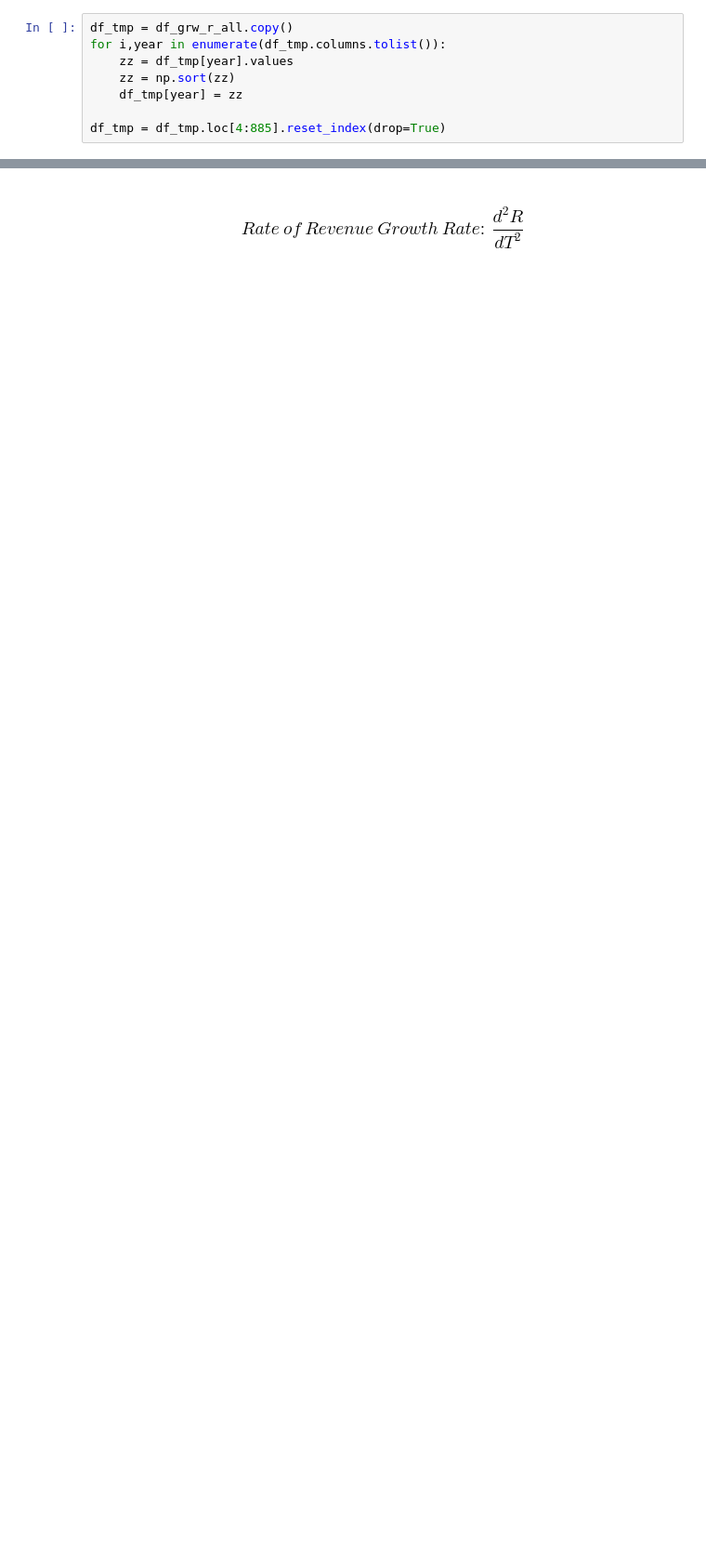
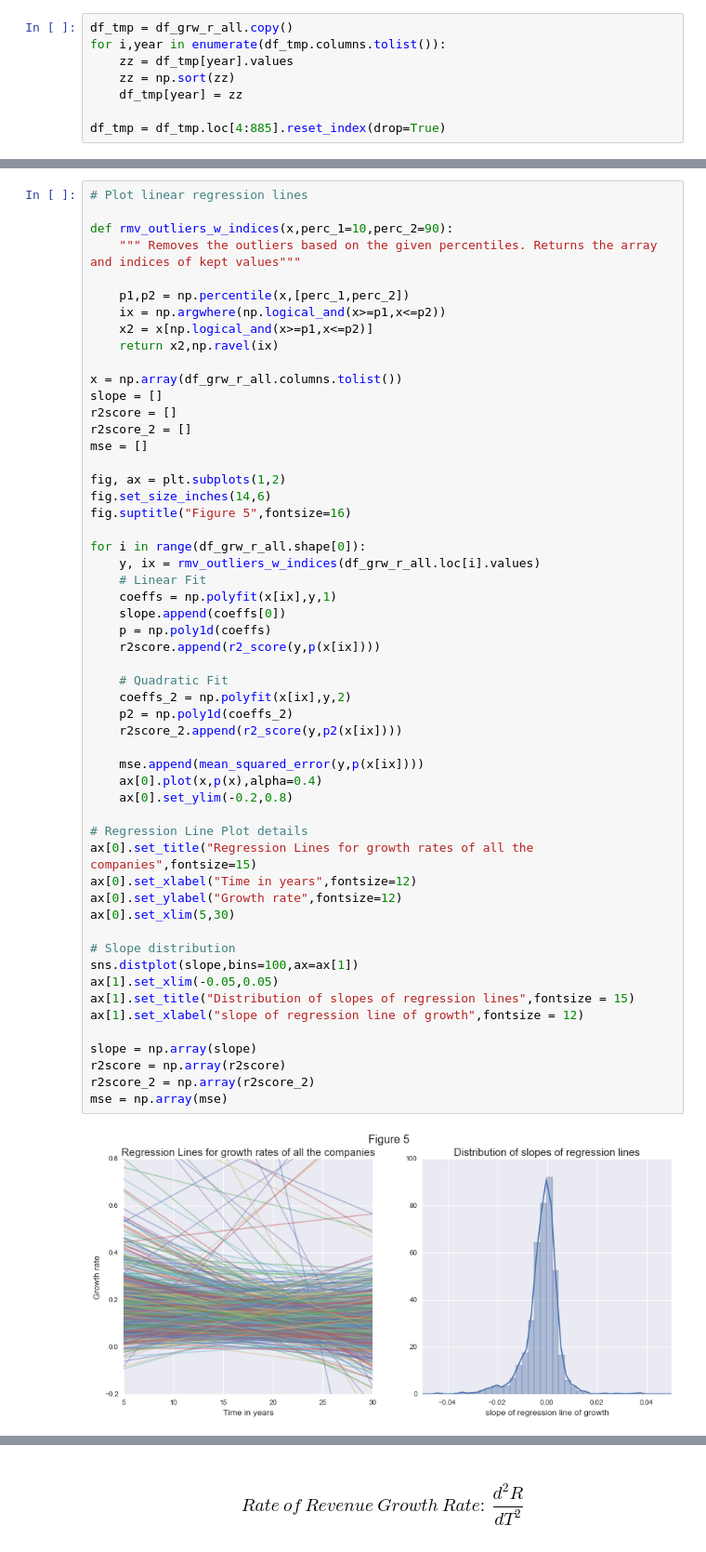
Before and after one commit to qiranli/ml_fa, a Jupyter notebook: valuation/revenue/revenue_modeling.ipynb, the cells around one changed output, grey strips where cells are left out. Shown at 93% size. Drawn from its saved outputs; the diff is of its cells as text; blank space fills up the shorter version.

```diff
--- a/valuation/revenue/revenue_modeling.ipynb
+++ b/valuation/revenue/revenue_modeling.ipynb
@@ -275,0 +291,56 @@ ax.set_title('Growth Rate with years');
+# %%
+# Plot linear regression lines
+
+def rmv_outliers_w_indices(x,perc_1=10,perc_2=90):
+    """ Removes the outliers based on the given percentiles. Returns the array and indices of kept values"""
+
+    p1,p2 = np.percentile(x,[perc_1,perc_2])
+    ix = np.argwhere(np.logical_and(x>=p1,x<=p2))
+    x2 = x[np.logical_and(x>=p1,x<=p2)]
+    return x2,np.ravel(ix)
+
+x = np.array(df_grw_r_all.columns.tolist())
+slope = []
+r2score = []
+r2score_2 = []
+mse = []
+
+fig, ax = plt.subplots(1,2)
+fig.set_size_inches(14,6)
+fig.suptitle("Figure 5",fontsize=16)
+
+for i in range(df_grw_r_all.shape[0]):
+    y, ix = rmv_outliers_w_indices(df_grw_r_all.loc[i].values)
+    # Linear Fit
+    coeffs = np.polyfit(x[ix],y,1)
+    slope.append(coeffs[0])
+    p = np.poly1d(coeffs)
+    r2score.append(r2_score(y,p(x[ix])))
+
+    # Quadratic Fit
+    coeffs_2 = np.polyfit(x[ix],y,2)
+    p2 = np.poly1d(coeffs_2)
+    r2score_2.append(r2_score(y,p2(x[ix])))
+
+    mse.append(mean_squared_error(y,p(x[ix])))
+    ax[0].plot(x,p(x),alpha=0.4)
+    ax[0].set_ylim(-0.2,0.8)
+
+# Regression Line Plot details
+ax[0].set_title("Regression Lines for growth rates of all the companies",fontsize=15)
+ax[0].set_xlabel("Time in years",fontsize=12)
+ax[0].set_ylabel("Growth rate",fontsize=12)
+ax[0].set_xlim(5,30)
+
+# Slope distribution
+sns.distplot(slope,bins=100,ax=ax[1])
+ax[1].set_xlim(-0.05,0.05)
+ax[1].set_title("Distribution of slopes of regression lines",fontsize = 15)
+ax[1].set_xlabel("slope of regression line of growth",fontsize = 12)
+
+slope = np.array(slope)
+r2score = np.array(r2score)
+r2score_2 = np.array(r2score_2)
+mse = np.array(mse)
+# %% [output]
+[figure, added]
```
Also changed, not shown: parts of 36 cells of this notebook.
